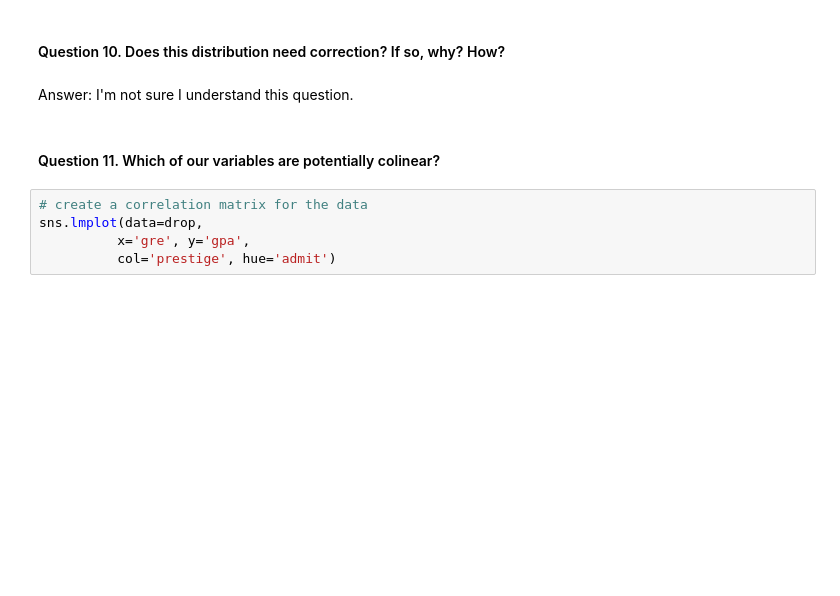
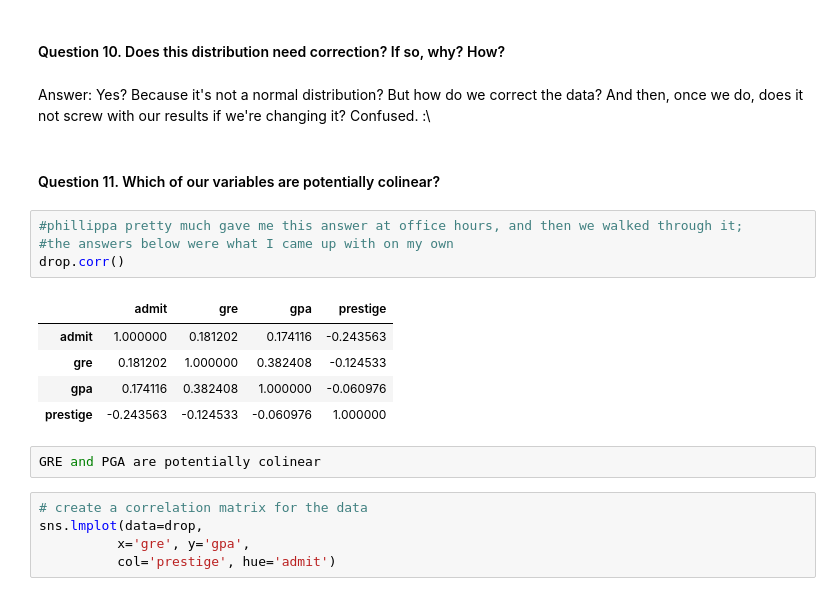
Before and after one commit to ctwoodnyc/ds_homework, a Jupyter notebook: hw_2/project2-starter-CTW.ipynb, the cells around one changed output. Saved outputs shown, nothing was run; the diff lists cells and outputs as text; blank space fills up the shorter version.

Commit message:
after Phillippa help

```diff
--- a/hw_2/project2-starter-CTW.ipynb
+++ b/hw_2/project2-starter-CTW.ipynb
@@ -237,10 +244,22 @@ plt.hist(drop['prestige'])
 Answer: Not for GRE and GPA as they both skew to the right; The Prestige variable looks like it might be a normal distribution, with a peak in the center and relatively even tails off to the sides.
 # %% [markdown]
 #### Question 10.  Does this distribution need correction? If so, why? How?
-# %% [markdown]
-Answer: I'm not sure I understand this question.
+# %% [markdown]
+Answer: Yes? Because it's not a normal distribution? But how do we correct the data? And then, once we do, does it not screw with our results if we're changing it? Confused. :\
 # %% [markdown]
 #### Question 11. Which of our variables are potentially colinear?
+# %%
+#phillippa pretty much gave me this answer at office hours, and then we walked through it;
+#the answers below were what I came up with on my own
+drop.corr()
+# %% [output]
+|  | admit | gre | gpa | prestige |
+| admit | 1.000000 | 0.181202 | 0.174116 | -0.243563 |
+| gre | 0.181202 | 1.000000 | 0.382408 | -0.124533 |
+| gpa | 0.174116 | 0.382408 | 1.000000 | -0.060976 |
+| prestige | -0.243563 | -0.124533 | -0.060976 | 1.000000 |
+# %%
+GRE and PGA are potentially colinear
 # %%
 # create a correlation matrix for the data
 sns.lmplot(data=drop,
```
Also changed, not shown: parts of 9 cells of this notebook.
